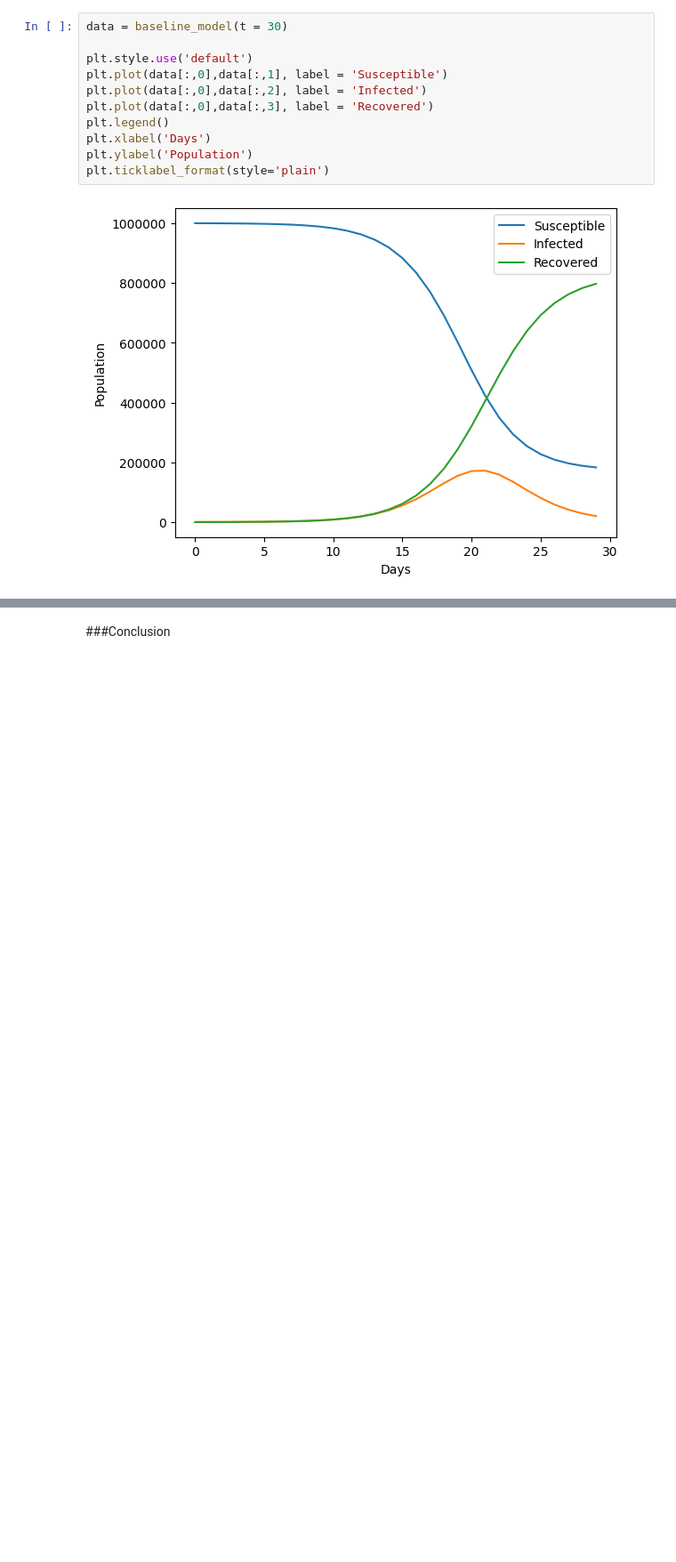
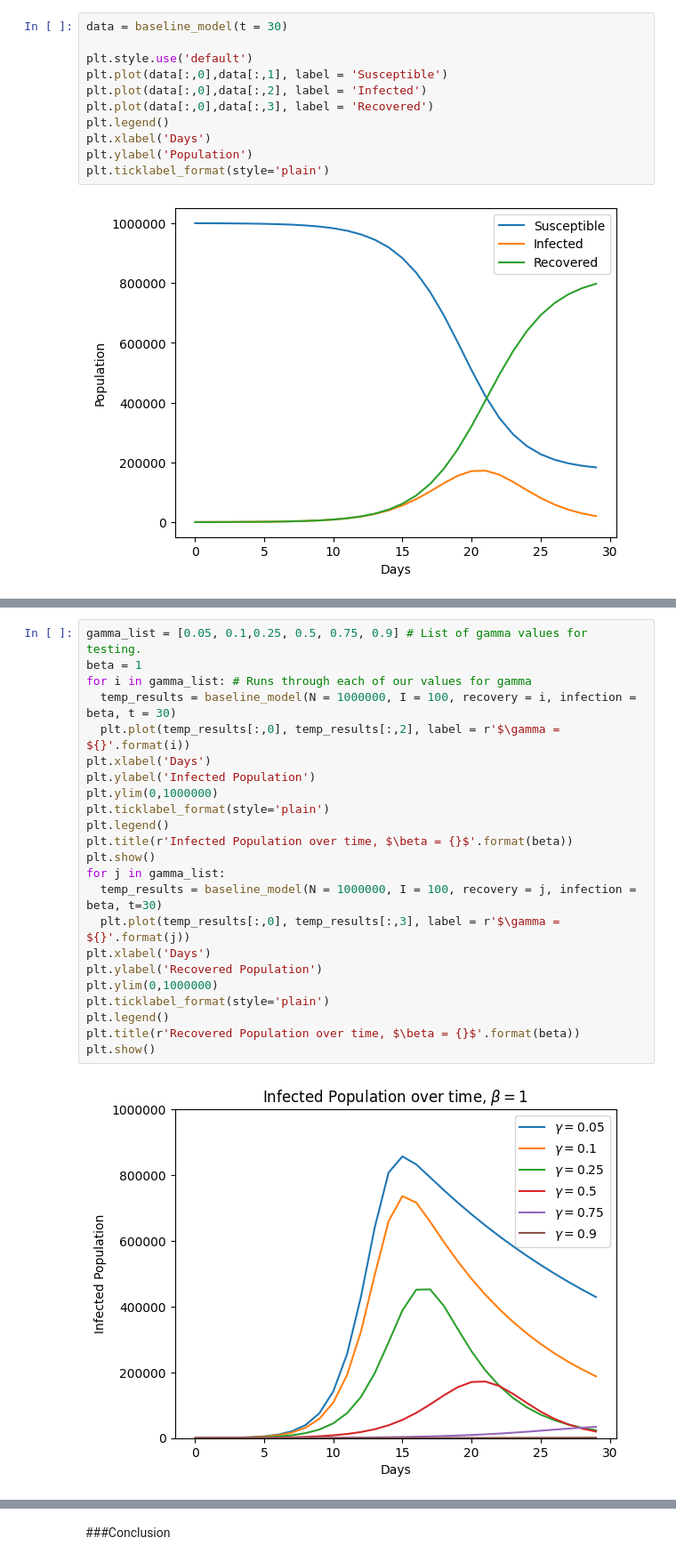
Before and after one commit to talanthier/Math-152, a Jupyter notebook: EpidemiologyG3.ipynb, the cells around one changed output, grey strips where cells are left out. Shown: that part at 89% size. Saved outputs shown, nothing was run; the diff lists cells and outputs as text; blank space fills up the shorter version.

```diff
--- a/EpidemiologyG3.ipynb
+++ b/EpidemiologyG3.ipynb
@@ -134,0 +112,25 @@ Plot Function:
+# %%
+gamma_list = [0.05, 0.1,0.25, 0.5, 0.75, 0.9] # List of gamma values for testing.
+beta = 1
+for i in gamma_list: # Runs through each of our values for gamma
+  temp_results = baseline_model(N = 1000000, I = 100, recovery = i, infection = beta, t = 30)
+  plt.plot(temp_results[:,0], temp_results[:,2], label = r'$\gamma = ${}'.format(i))
+plt.xlabel('Days')
+plt.ylabel('Infected Population')
+plt.ylim(0,1000000)
+plt.ticklabel_format(style='plain')
+plt.legend()
+plt.title(r'Infected Population over time, $\beta = {}$'.format(beta))
+plt.show()
+for j in gamma_list:
+  temp_results = baseline_model(N = 1000000, I = 100, recovery = j, infection = beta, t=30)
+  plt.plot(temp_results[:,0], temp_results[:,3], label = r'$\gamma = ${}'.format(j))
+plt.xlabel('Days')
+plt.ylabel('Recovered Population')
+plt.ylim(0,1000000)
+plt.ticklabel_format(style='plain')
+plt.legend()
+plt.title(r'Recovered Population over time, $\beta = {}$'.format(beta))
+plt.show()
+# %% [output]
+[figure, added]
```
Also changed, not shown: parts of 37 cells of this notebook.
